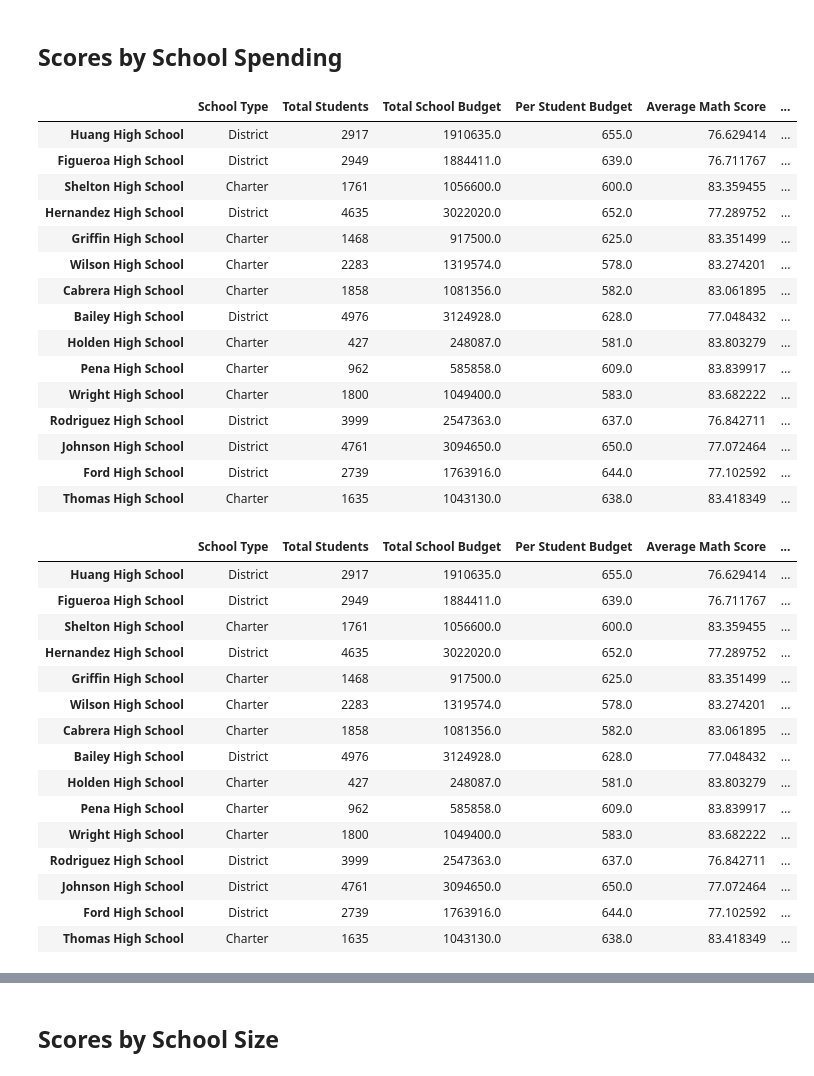
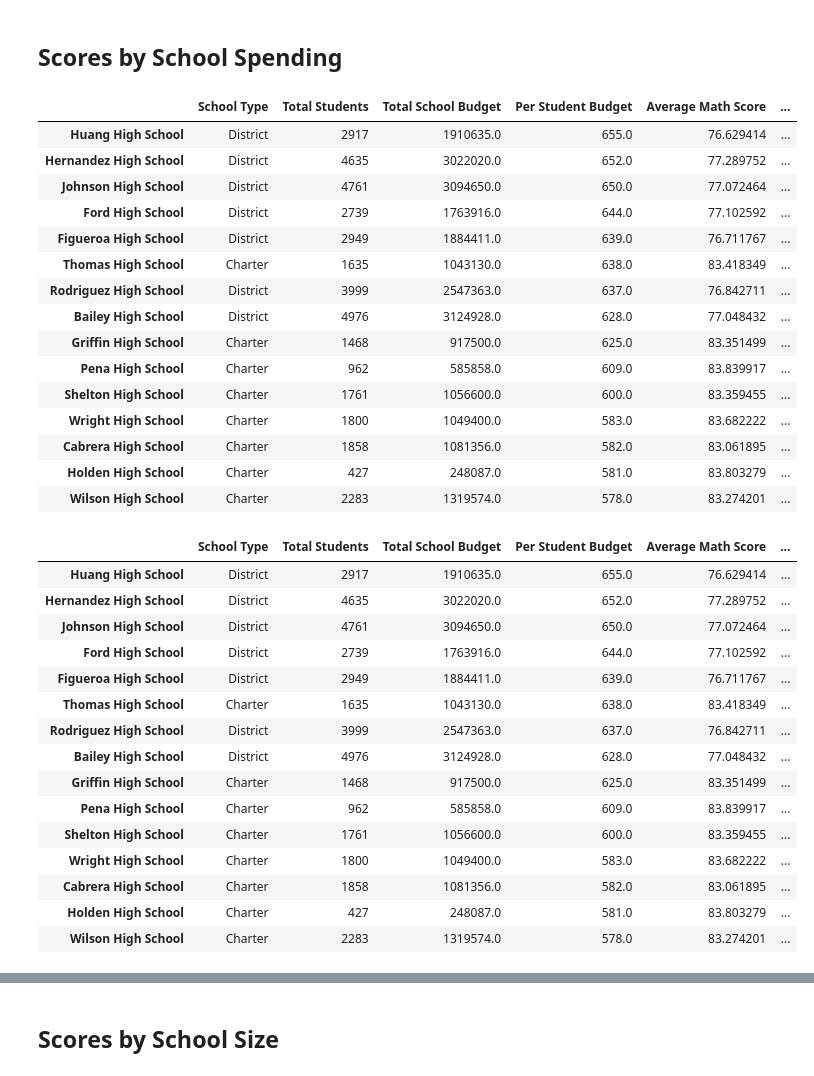
Before and after one commit to hanydief/pandas-challenge, a Jupyter notebook: PyCitySchools_starter.ipynb, the cells around one changed output, grey strips where cells are left out. Saved outputs shown, nothing was run; the diff lists cells and outputs as text; code cells hidden in the pictures.

```diff
--- a/PyCitySchools_starter.ipynb
+++ b/PyCitySchools_starter.ipynb
@@ -585,45 +585,44 @@ spending_labels = ["<$585", "$585-630", "$630-645", "$645-680"]
 # %%
 # Create a copy of the school summary since it has the "Per Student Budget"
 #school_spending_df created in advanced from the 1st {per_school_summary_df2}
-
+school_spending_df = school_spending_df.sort_values(["Per Student Budget"], ascending=False)
 school_spending_df
 #school_spending_df.info()
 # %% [output]
 |  | School Type | Total Students | Total School Budget | Per Student Budget | Average Math Score | ... |
 | Huang High School | District | 2917 | 1910635.0 | 655.0 | 76.629414 | ... |
-| Figueroa High School | District | 2949 | 1884411.0 | 639.0 | 76.711767 | ... |
-| Shelton High School | Charter | 1761 | 1056600.0 | 600.0 | 83.359455 | ... |
 | Hernandez High School | District | 4635 | 3022020.0 | 652.0 | 77.289752 | ... |
-| Griffin High School | Charter | 1468 | 917500.0 | 625.0 | 83.351499 | ... |
-| Wilson High School | Charter | 2283 | 1319574.0 | 578.0 | 83.274201 | ... |
-| Cabrera High School | Charter | 1858 | 1081356.0 | 582.0 | 83.061895 | ... |
-| Bailey High School | District | 4976 | 3124928.0 | 628.0 | 77.048432 | ... |
-| Holden High School | Charter | 427 | 248087.0 | 581.0 | 83.803279 | ... |
-| Pena High School | Charter | 962 | 585858.0 | 609.0 | 83.839917 | ... |
-| Wright High School | Charter | 1800 | 1049400.0 | 583.0 | 83.682222 | ... |
-| Rodriguez High School | District | 3999 | 2547363.0 | 637.0 | 76.842711 | ... |
 | Johnson High School | District | 4761 | 3094650.0 | 650.0 | 77.072464 | ... |
 | Ford High School | District | 2739 | 1763916.0 | 644.0 | 77.102592 | ... |
+| Figueroa High School | District | 2949 | 1884411.0 | 639.0 | 76.711767 | ... |
 | Thomas High School | Charter | 1635 | 1043130.0 | 638.0 | 83.418349 | ... |
+| Rodriguez High School | District | 3999 | 2547363.0 | 637.0 | 76.842711 | ... |
+| Bailey High School | District | 4976 | 3124928.0 | 628.0 | 77.048432 | ... |
+| Griffin High School | Charter | 1468 | 917500.0 | 625.0 | 83.351499 | ... |
+| Pena High School | Charter | 962 | 585858.0 | 609.0 | 83.839917 | ... |
+| Shelton High School | Charter | 1761 | 1056600.0 | 600.0 | 83.359455 | ... |
+| Wright High School | Charter | 1800 | 1049400.0 | 583.0 | 83.682222 | ... |
+| Cabrera High School | Charter | 1858 | 1081356.0 | 582.0 | 83.061895 | ... |
+| Holden High School | Charter | 427 | 248087.0 | 581.0 | 83.803279 | ... |
+| Wilson High School | Charter | 2283 | 1319574.0 | 578.0 | 83.274201 | ... |
 # %%
 # Use `pd.cut` to categorize spending based on the bins.
-
-school_spending_df["Spending Ranges Per Student"] = pd.cut(school_spending_df["Per Student Budget"], spending_bins, labels=spending_labels)
+school_spending_df["Spending Ranges (Per Student)"] = pd.cut(school_spending_df["Per Student Budget"], spending_bins, labels=spending_labels)
 school_spending_df
 # %% [output]
 |  | School Type | Total Students | Total School Budget | Per Student Budget | Average Math Score | ... |
 | Huang High School | District | 2917 | 1910635.0 | 655.0 | 76.629414 | ... |
-| Figueroa High School | District | 2949 | 1884411.0 | 639.0 | 76.711767 | ... |
-| Shelton High School | Charter | 1761 | 1056600.0 | 600.0 | 83.359455 | ... |
 | Hernandez High School | District | 4635 | 3022020.0 | 652.0 | 77.289752 | ... |
-| Griffin High School | Charter | 1468 | 917500.0 | 625.0 | 83.351499 | ... |
-| Wilson High School | Charter | 2283 | 1319574.0 | 578.0 | 83.274201 | ... |
-| Cabrera High School | Charter | 1858 | 1081356.0 | 582.0 | 83.061895 | ... |
-| Bailey High School | District | 4976 | 3124928.0 | 628.0 | 77.048432 | ... |
-| Holden High School | Charter | 427 | 248087.0 | 581.0 | 83.803279 | ... |
-| Pena High School | Charter | 962 | 585858.0 | 609.0 | 83.839917 | ... |
-| Wright High School | Charter | 1800 | 1049400.0 | 583.0 | 83.682222 | ... |
-| Rodriguez High School | District | 3999 | 2547363.0 | 637.0 | 76.842711 | ... |
 | Johnson High School | District | 4761 | 3094650.0 | 650.0 | 77.072464 | ... |
 | Ford High School | District | 2739 | 1763916.0 | 644.0 | 77.102592 | ... |
+| Figueroa High School | District | 2949 | 1884411.0 | 639.0 | 76.711767 | ... |
 | Thomas High School | Charter | 1635 | 1043130.0 | 638.0 | 83.418349 | ... |
+| Rodriguez High School | District | 3999 | 2547363.0 | 637.0 | 76.842711 | ... |
+| Bailey High School | District | 4976 | 3124928.0 | 628.0 | 77.048432 | ... |
+| Griffin High School | Charter | 1468 | 917500.0 | 625.0 | 83.351499 | ... |
+| Pena High School | Charter | 962 | 585858.0 | 609.0 | 83.839917 | ... |
+| Shelton High School | Charter | 1761 | 1056600.0 | 600.0 | 83.359455 | ... |
+| Wright High School | Charter | 1800 | 1049400.0 | 583.0 | 83.682222 | ... |
+| Cabrera High School | Charter | 1858 | 1081356.0 | 582.0 | 83.061895 | ... |
+| Holden High School | Charter | 427 | 248087.0 | 581.0 | 83.803279 | ... |
+| Wilson High School | Charter | 2283 | 1319574.0 | 578.0 | 83.274201 | ... |
```
Also changed, not shown: parts of 7 cells of this notebook, 3 other files.
